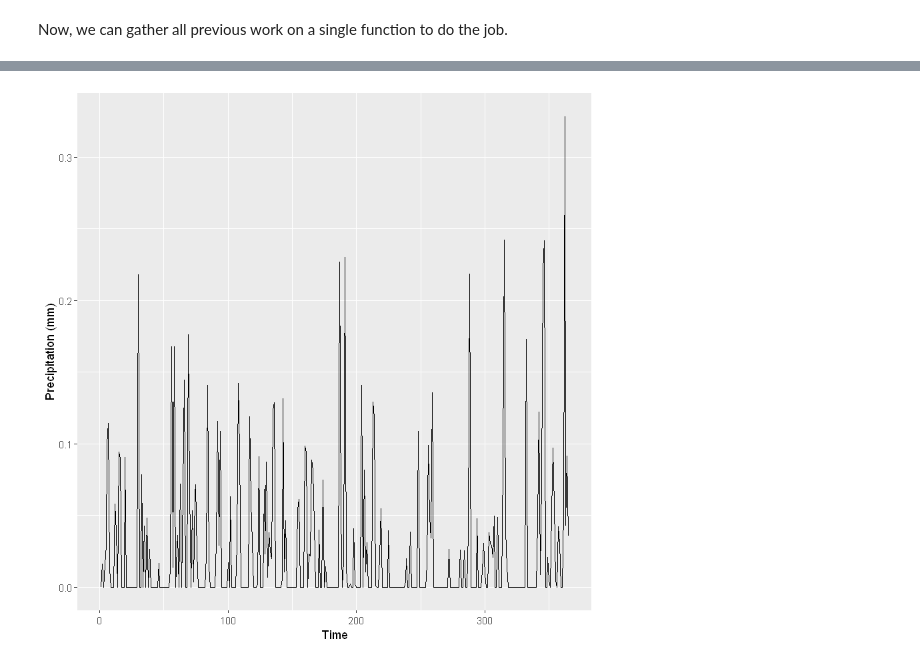
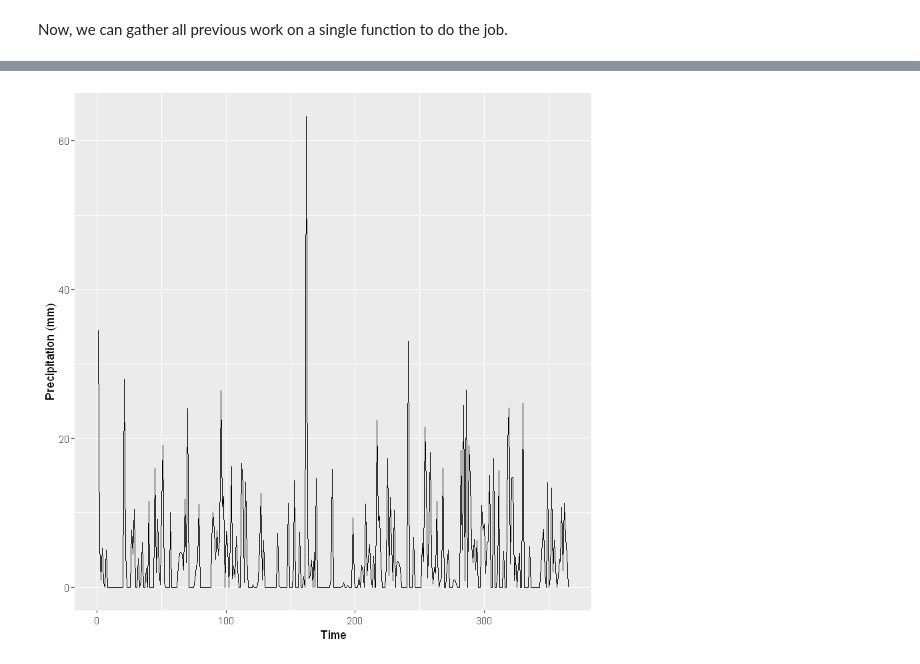
Before and after one commit to jgonzalezab/simulacion-precipitaciones, a Jupyter notebook: M1964_panorama_practica.ipynb, the cells around one changed output, grey strips where cells are left out. Cells and saved outputs as stored; diff of their text form; code cells hidden in the pictures.

```diff
--- a/M1964_panorama_practica.ipynb
+++ b/M1964_panorama_practica.ipynb
@@ -418,9 +422,10 @@ sim <- simulatePrecip(historical = precipCMT$RR,
 # %%
+precipParayas <- read.csv("Data/RR_STAID003923.txt", skip = 20, header = T)
 precipParayas <- precipParayas[precipParayas$Q_RR != 9, ]
 precipParayas$RR <- precipParayas$RR / 10
 
 sim <- simulatePrecip(historical = precipParayas$RR,
                       days = 365,
                       distribution = 'exponential')
 # %% [output]
-[figure, old version]
+[figure, new version]
```
Also changed, not shown: parts of 11 cells of this notebook.
